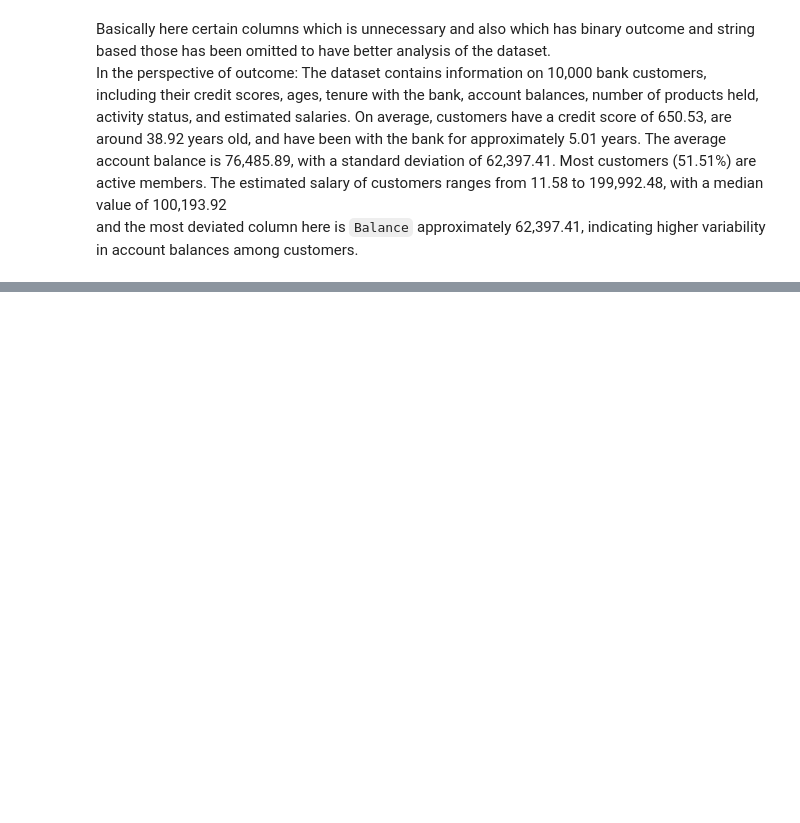
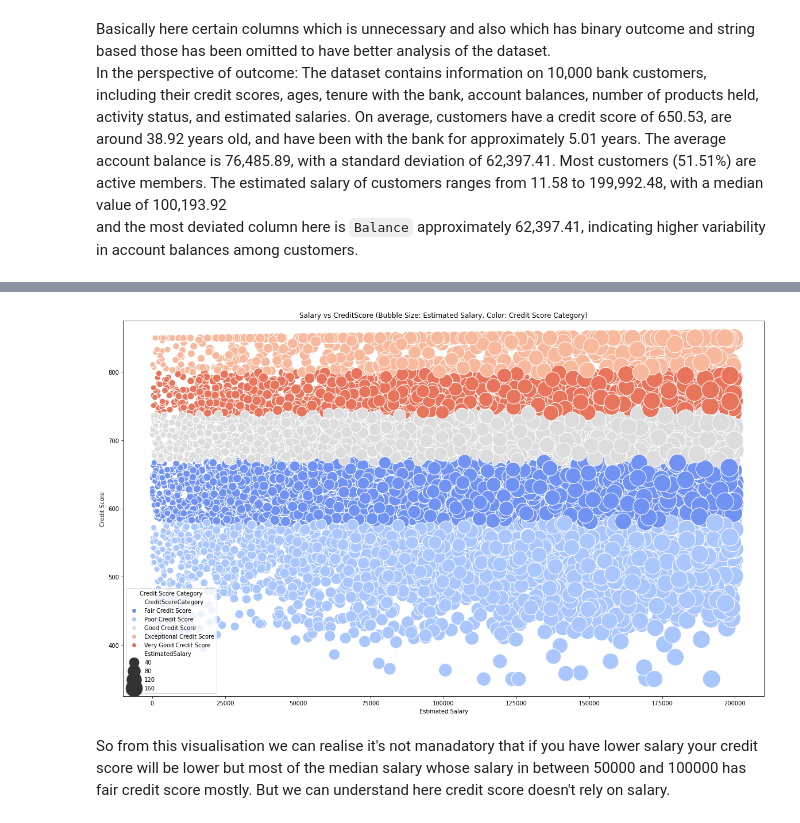
Before and after one commit to tanviranjum21/DataScienceProjects, a Jupyter notebook: Churn_Modeling_Project/Churn_Modelling_Project.ipynb, the cells around one changed output, grey strips where cells are left out. Saved outputs shown, nothing was run; the diff lists cells and outputs as text; code cells hidden in the pictures; blank space fills up the shorter version.

```diff
--- a/Churn_Modeling_Project/Churn_Modelling_Project.ipynb
+++ b/Churn_Modeling_Project/Churn_Modelling_Project.ipynb
@@ -151,0 +270,39 @@ and the most deviated column here is `Balance` approximately 62,397.41, indicati
+# %%
+# Define a function to categorize credit scores
+def categorize_credit_score(score):
+    if score >= 0 and score <= 579:
+        return 'Poor Credit Score'
+    elif score >= 580 and score <= 669:
+        return 'Fair Credit Score'
+    elif score >= 670 and score <= 739:
+        return 'Good Credit Score'
+    elif score >= 740 and score <= 799:
+        return 'Very Good Credit Score'
+    elif score >= 800 and score <= 850:
+        return 'Exceptional Credit Score'
+    else:
+        return 'Unknown'
+
+# Apply the function to create a new column for credit score category
+dataset_churn['CreditScoreCategory'] = dataset_churn['CreditScore'].apply(categorize_credit_score)
+
+# Set up the plot
+plt.figure(figsize=(20, 12))
+
+# Scatter plot with bubbles and different colors for credit score categories
+sns.scatterplot(data=dataset_churn, x='EstimatedSalary', y='CreditScore', hue='CreditScoreCategory', size=bubble_sizes, sizes=(100,1000), palette='coolwarm')
+
+# Set title and labels
+plt.title('Salary vs CreditScore (Bubble Size: Estimated Salary, Color: Credit Score Category)')
+plt.xlabel('Estimated Salary')
+plt.ylabel('Credit Score')
+
+# Add legend
+plt.legend(title='Credit Score Category')
+
+# Show plot
+plt.show()
+# %% [output]
+[figure, added]
+# %% [markdown]
+So from this visualisation we can realise it's not manadatory that if you have lower salary your credit score will be lower but most of the median salary whose salary in between 50000 and 100000 has fair credit score mostly. But we can understand here credit score doesn't rely on salary.
```
Also changed, not shown: parts of 18 cells of this notebook.
